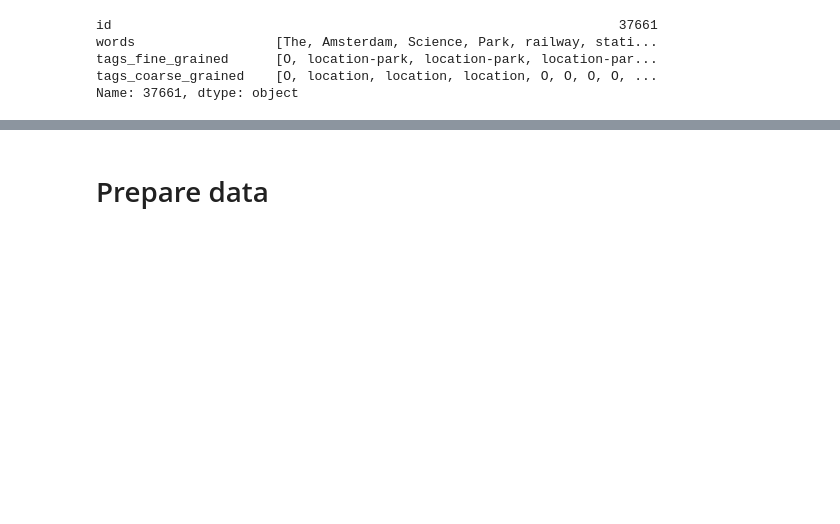
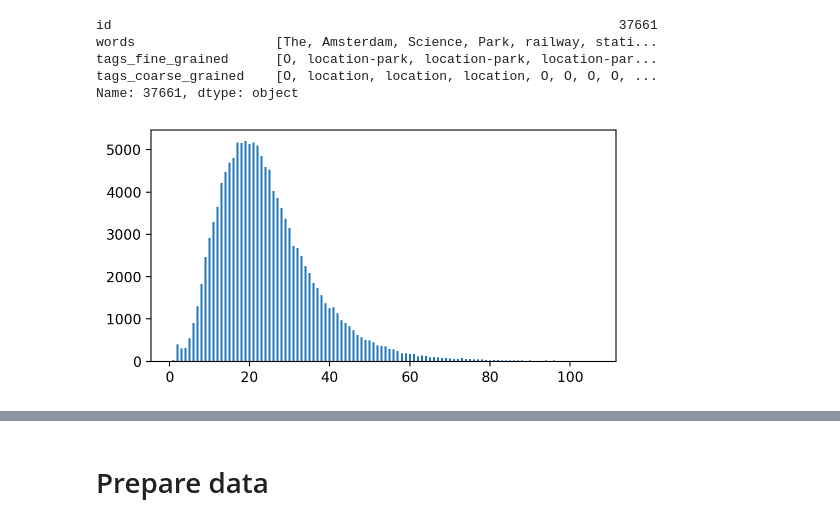
Before and after one commit to artmerinov/NER, a Jupyter notebook: train.ipynb, the cells around one changed output, grey strips where cells are left out. Drawn from its saved outputs; the diff is of its cells as text; code cells hidden in the pictures; blank space fills up the shorter version.

```diff
--- a/train.ipynb
+++ b/train.ipynb
@@ -61,3 +80,10 @@ words                  [The, Amsterdam, Science, Park, railway, stati...
 tags_fine_grained      [O, location-park, location-park, location-par...
 tags_coarse_grained    [O, location, location, location, O, O, O, O, ...
 Name: 37661, dtype: object
+# %%
+word_vc = tr_titles['words'].transform(lambda x: len(x)).value_counts()[:100]
+
+plt.figure(figsize=(6,3))
+plt.bar(word_vc.index, word_vc.values, width=0.5);
+# %% [output]
+[figure, added]
```
Also changed, not shown: parts of 8 cells of this notebook, 4 other files.
